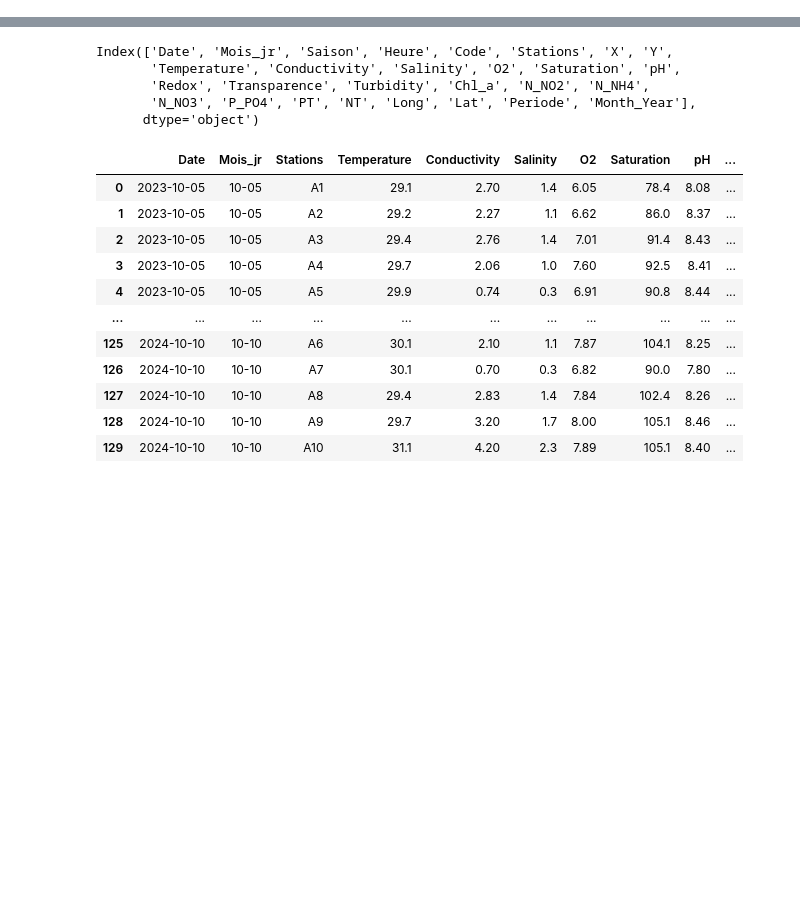
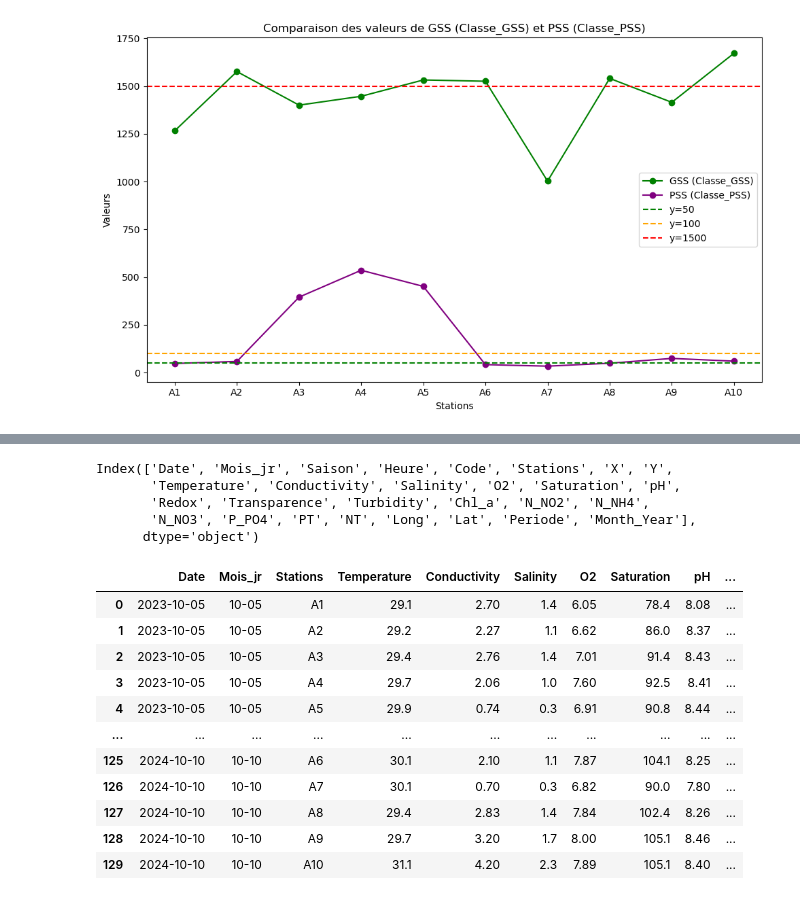
Before and after one commit to fidel-king/Master, a Jupyter notebook: iqememoire.ipynb, the cells around one changed output, grey strips where cells are left out. Saved outputs shown, nothing was run; the diff lists cells and outputs as text; code cells hidden in the pictures; blank space fills up the shorter version.

```diff
--- a/iqememoire.ipynb
+++ b/iqememoire.ipynb
@@ -50,0 +77,17 @@ df_copy
+# %%
+# Second plot comparing GSS and PSS with horizontal lines at y=100, 900, and 1800
+plt.figure(figsize=(10, 6))
+plt.plot(df['Stations'], df['GSS'], label='GSS (Classe_GSS)', marker='o', color='green')
+plt.plot(df['Stations'], df['PSS'], label='PSS (Classe_PSS)', marker='o', color='purple')
+plt.axhline(y=50, color='green', linestyle='--', label='y=50')
+plt.axhline(y=100, color='orange', linestyle='--', label='y=100')
+plt.axhline(y=1500, color='red', linestyle='--', label='y=1500')
+plt.xlabel('Stations')
+plt.ylabel('Valeurs')
+plt.title('Comparaison des valeurs de GSS (Classe_GSS) et PSS (Classe_PSS)')
+plt.legend()
+plt.tight_layout()
+plt.savefig("Comparaison_be.png", dpi=300)
+plt.show()
+# %% [output]
+[figure, added]
```
Also changed, not shown: parts of 41 cells of this notebook.
